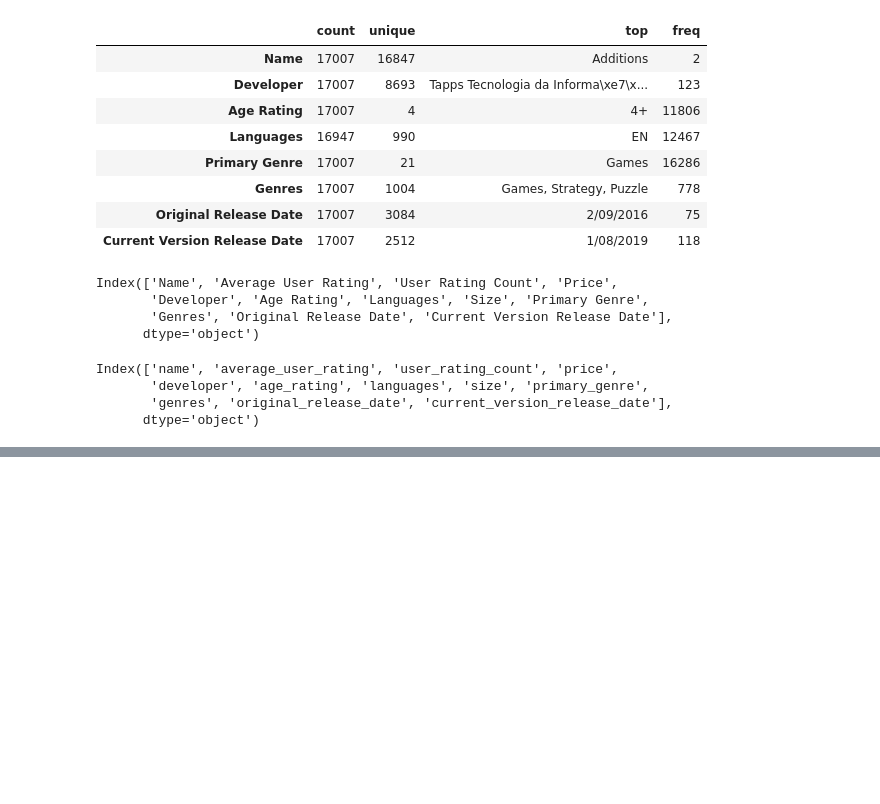
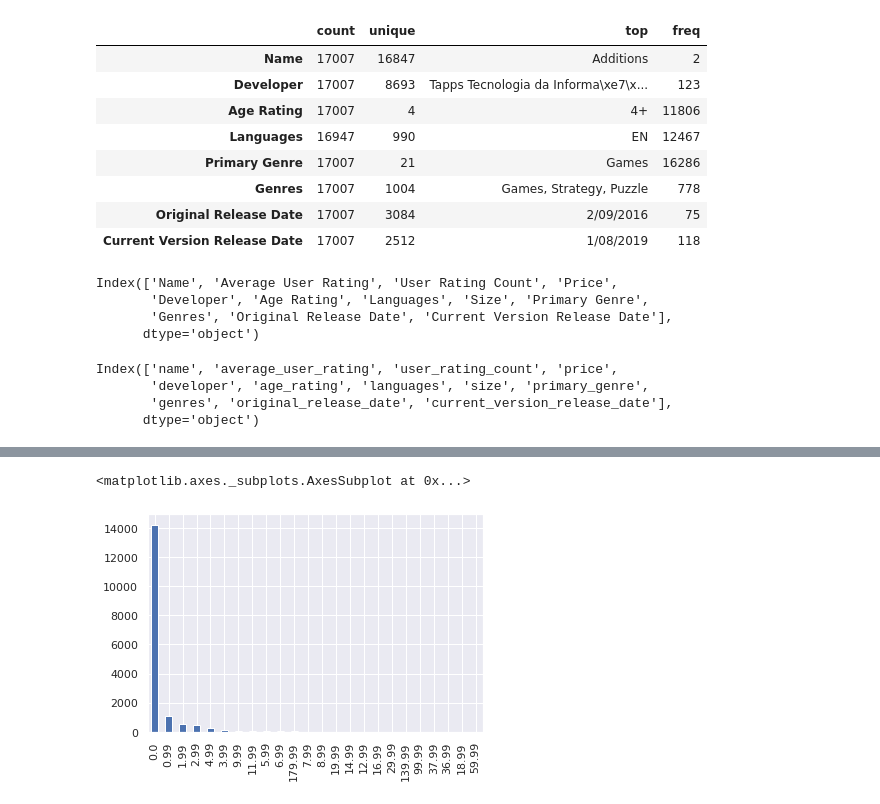
Before and after one commit to wkkw0203/pyton_data_science_bootcamp, a Jupyter notebook: google_app_store.ipynb, the cells around one changed output, grey strips where cells are left out. Cells and saved outputs as stored; diff of their text form; code cells hidden in the pictures; blank space fills up the shorter version.

```diff
--- a/google_app_store.ipynb
+++ b/google_app_store.ipynb
@@ -127,0 +170,5 @@ Index(['name', 'average_user_rating', 'user_rating_count', 'price',
+# %%
+df.price.value_counts().plot(kind = 'bar')
+# %% [output]
+<matplotlib.axes._subplots.AxesSubplot at 0x...>
+[figure, added]
```
Also changed, not shown: parts of 18 cells of this notebook.
